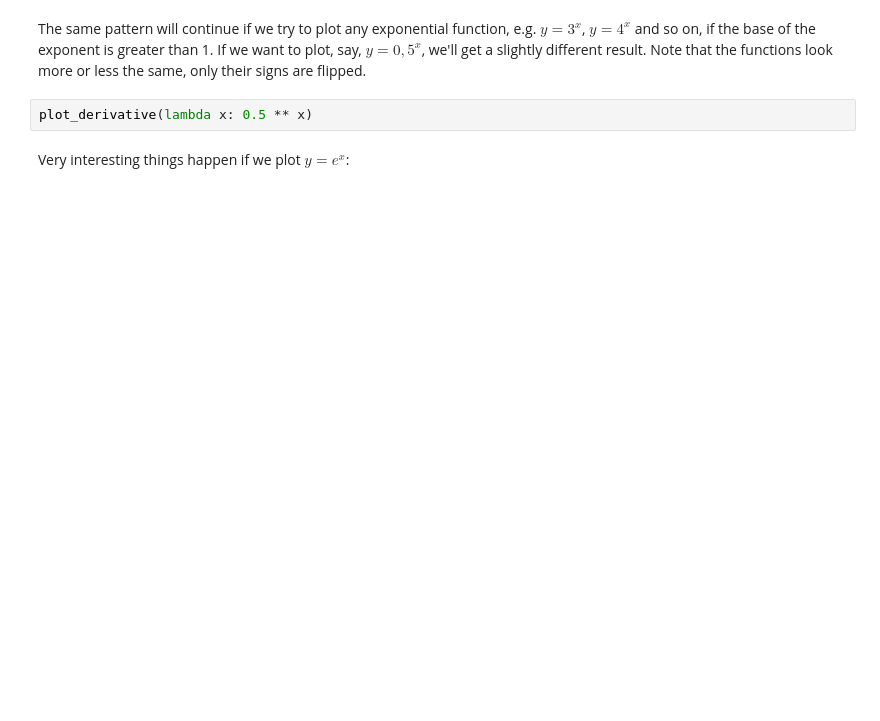
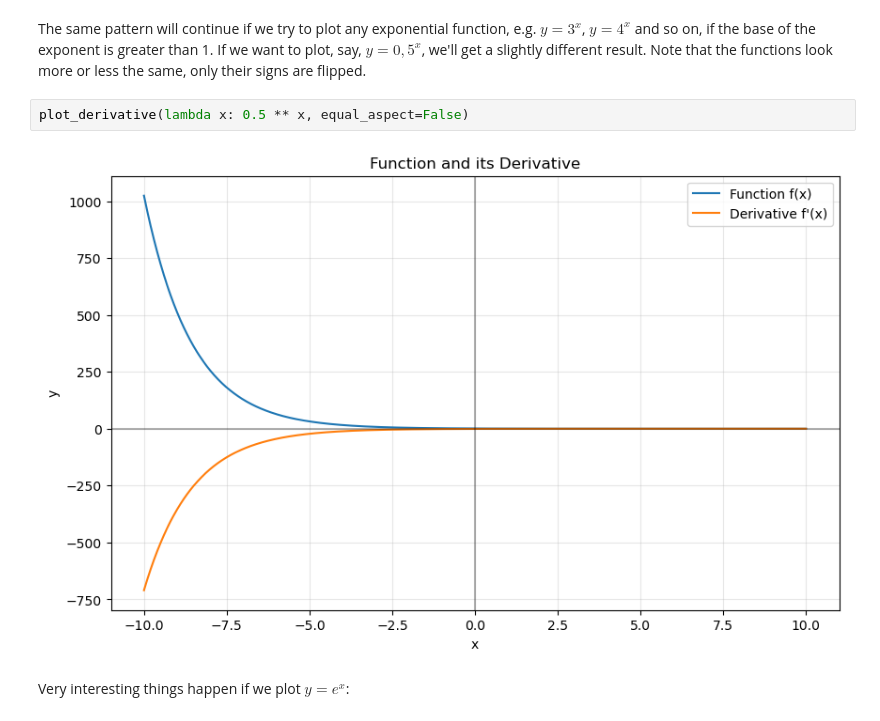
Before and after one commit to tproykov/MathsForDevelopers, a Jupyter notebook: 4.Calculus/Calculus Exercise.ipynb, the cells around one changed output. Drawn from its saved outputs; the diff is of its cells as text; blank space fills up the shorter version.

```diff
--- a/4.Calculus/Calculus Exercise.ipynb
+++ b/4.Calculus/Calculus Exercise.ipynb
@@ -401,7 +392,9 @@ plot_derivative(lambda x: 2 ** x, min_x = 0, max_x = 20)
 # %% [markdown]
 The same pattern will continue if we try to plot any exponential function, e.g. $y = 3^x$, $y = 4^x$ and so on, if the base of the exponent is greater than 1. If we want to plot, say, $y = 0,5^x$, we'll get a slightly different result. Note that the functions look more or less the same, only their signs are flipped.
 # %%
-plot_derivative(lambda x: 0.5 ** x)
+plot_derivative(lambda x: 0.5 ** x, equal_aspect=False)
+# %% [output]
+[figure, added]
 # %% [markdown]
 Very interesting things happen if we plot $y = e^x$:
 # %%
```
Also changed, not shown: parts of 9 cells of this notebook, 2 other files.
